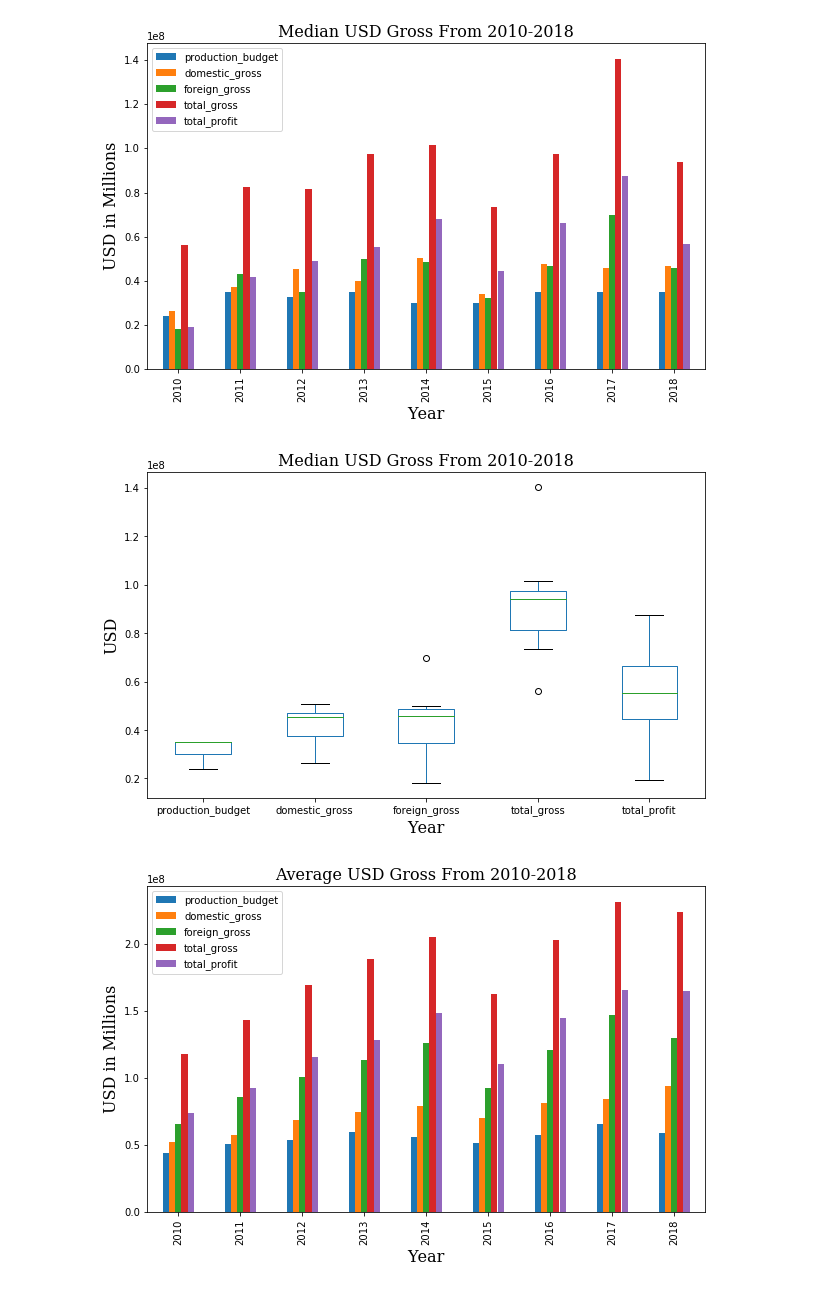
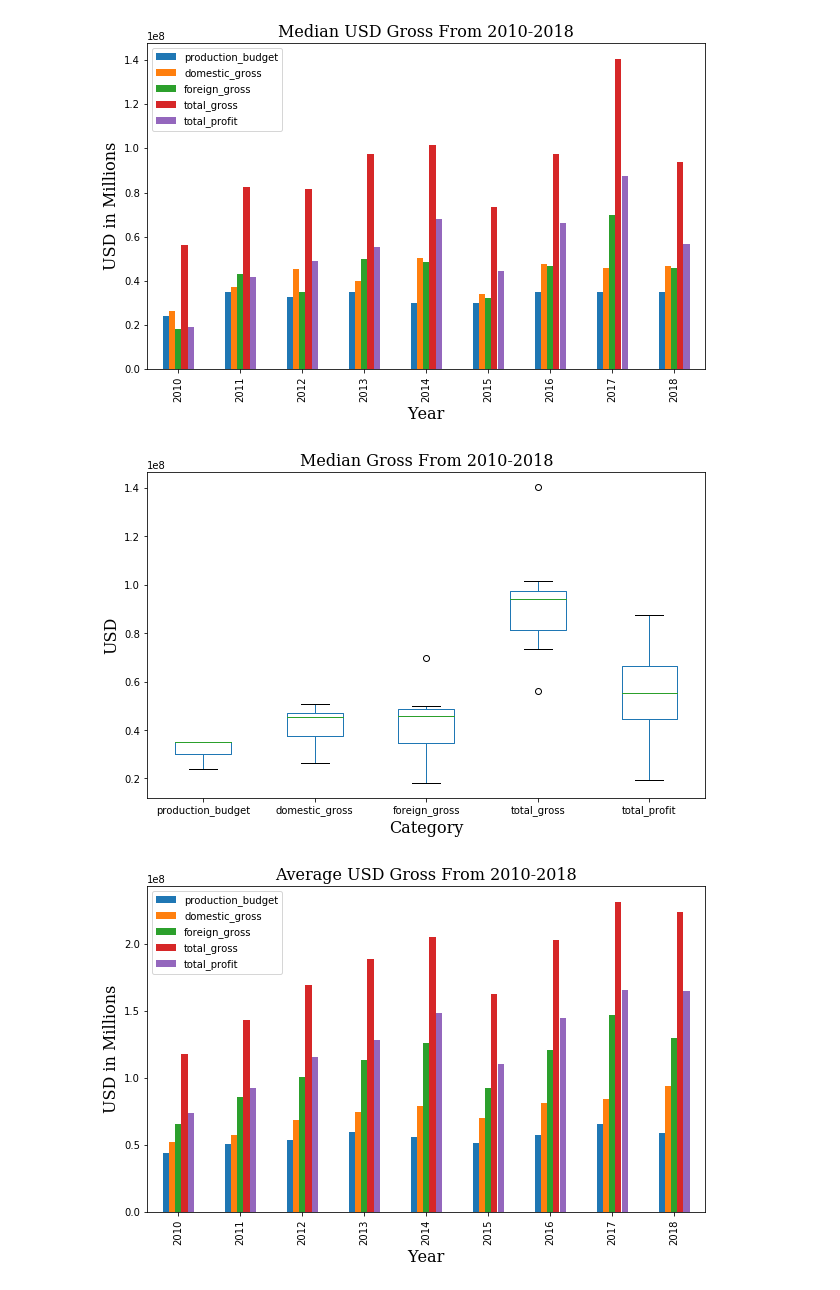
Before and after one commit to dorjeys3/Movies-Analysis, a Jupyter notebook: rawdata/TMDB and BOM -- RAW .ipynb, the cells around one changed output. Cells and saved outputs as stored; diff of their text form; code cells hidden in the pictures.

```diff
--- a/rawdata/TMDB and BOM -- RAW .ipynb
+++ b/rawdata/TMDB and BOM -- RAW .ipynb
@@ -11,10 +11,10 @@ import seaborn as sns
 from warnings import filterwarnings
 filterwarnings('ignore')
 # %%
-tn = pd.read_csv('./zippeddata/tn.movie_budgets.csv.gz')
-bom = pd.read_csv('./zippeddata/bom.movie_gross.csv.gz')
-tmdb = pd.read_csv('./zippeddata/tmdb.movies.csv.gz', index_col = 0)
-title_akas = pd.read_csv('./zippeddata/imdb.title.akas.csv.gz')
+tn = pd.read_csv('../zippedData/tn.movie_budgets.csv.gz')
+bom = pd.read_csv('../zippedData/bom.movie_gross.csv.gz')
+tmdb = pd.read_csv('../zippedData/tmdb.movies.csv.gz', index_col = 0)
+title_akas = pd.read_csv('../zippedData/imdb.title.akas.csv.gz')
 # %%
 # Checking TN database
 # %%
@@ -205,12 +205,12 @@ plt.savefig('images/avg_gross_2010_2018.png', bbox_inches = "tight");
 # %%
 
 median_df.plot(kind = "box", figsize = (10,6))
 plt.ylabel("USD", fontdict=font)
-plt.xlabel("Year", fontdict=font)
-plt.title("Median USD Gross From 2010-2018", fontdict=font);
-plt.savefig('images/avg_gross_boxplot_2010_2018.png', bbox_inches = "tight");
+plt.xlabel("Category", fontdict=font)
+plt.title("Median Gross From 2010-2018", fontdict=font);
+plt.savefig('../images/avg_gross_boxplot_2010_2018.png', bbox_inches = "tight");
 # %% [output]
-[figure, old version]
+[figure, new version]
 # %%
 mean_df.plot(kind = "bar", figsize = (10,6))
 plt.ylabel("USD in Millions", fontdict=font)
```
Also changed, not shown: parts of 21 cells of this notebook, 5 other files.
